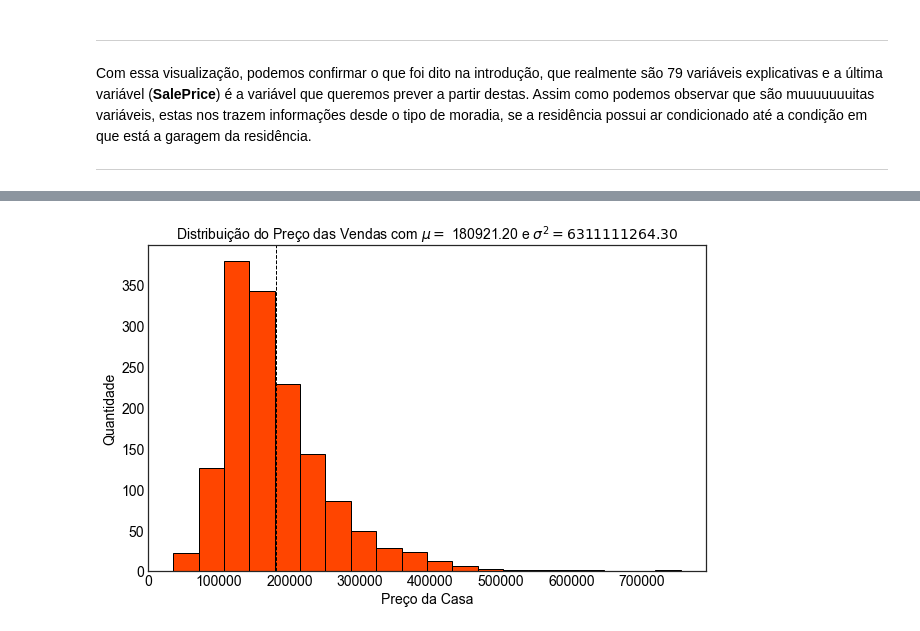
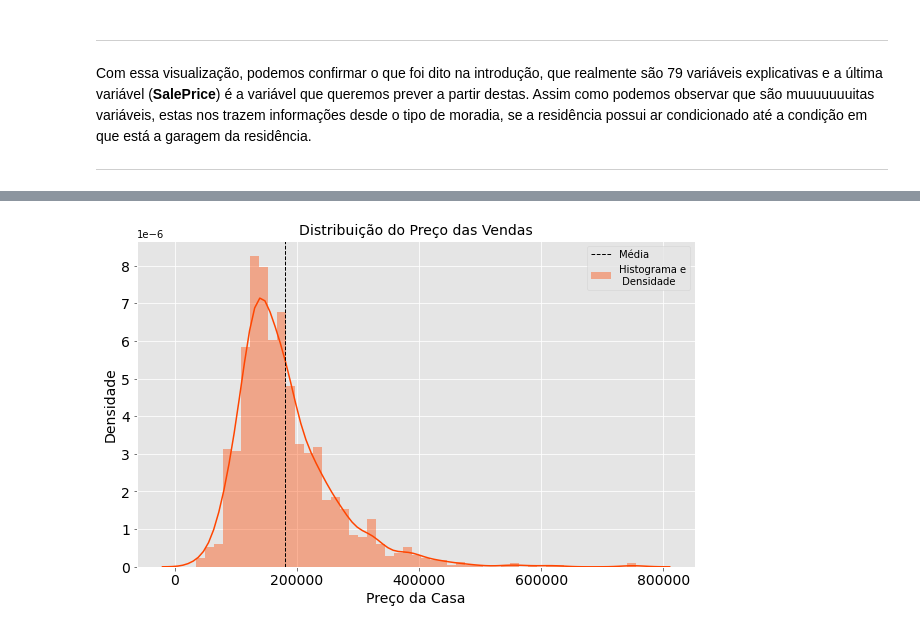
Before and after one commit to barbosarafael/Projetos, a Jupyter notebook: House Prices - Advanced Regression Techniques/notebook_house_prices.ipynb, the cells around one changed output, grey strips where cells are left out. Drawn from its saved outputs; the diff is of its cells as text; code cells hidden in the pictures.

```diff
--- a/House Prices - Advanced Regression Techniques/notebook_house_prices.ipynb
+++ b/House Prices - Advanced Regression Techniques/notebook_house_prices.ipynb
@@ -54,8 +56,11 @@ Sim, para quem não sabe eu venho do R, e eu realmente acho que os gráficos do
 import pandas as pd
 import numpy as np
 import matplotlib.pyplot as plt
-plt.style.use('seaborn-white')
+import seaborn as sns
+from sklearn.linear_model import LinearRegression
 
+
+plt.style.use('ggplot')
 %matplotlib inline
 # %% [markdown]
 # Carregando os dados com o Pandas
@@ -120,17 +137,18 @@ Podemos ter `n` ideias aqui, mas, inicialmente, podemos ver como é a distribui
 # %%
 media_sales_price = treino["SalePrice"].mean()
 var_sales_price = treino["SalePrice"].var()
 
 plt.figure(figsize = [10, 6])
-plt.hist(x = treino["SalePrice"], color = "orangered", edgecolor = "black", bins = 20)
-plt.axvline(media_sales_price, color = 'k', linestyle = 'dashed', linewidth = 1)
+sns.distplot(treino["SalePrice"], color = "orangered", hist = True, label = "Histograma e\n Densidade")
+plt.axvline(media_sales_price, color = 'k', linestyle = 'dashed', linewidth = 1, label = "Média")
 plt.xlabel("Preço da Casa", fontsize = 14, color = "black")
-plt.ylabel("Quantidade", fontsize = 14, color = "black")
-plt.title("Distribuição do Preço das Vendas com $ \mu = $ %1.2f e $ \sigma^2 = %1.2f $" %(media_sales_price, var_sales_price), fontsize = 14, color = "black")
+plt.ylabel("Densidade", fontsize = 14, color = "black")
+plt.title("Distribuição do Preço das Vendas", fontsize = 14, color = "black")
 plt.tick_params(axis = "x", labelsize = 14, labelcolor = "black")
 plt.tick_params(axis = "y", labelsize = 14, labelcolor = "black")
+plt.legend()
 plt.show()
 # %% [output]
-[figure, old version]
+[figure, new version]
 # %% [markdown]
 ---
```
Also changed, not shown: parts of 9 cells of this notebook.
